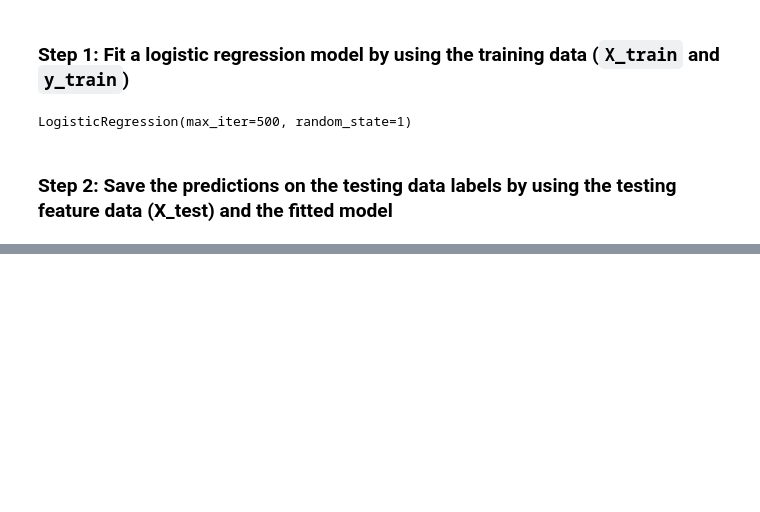
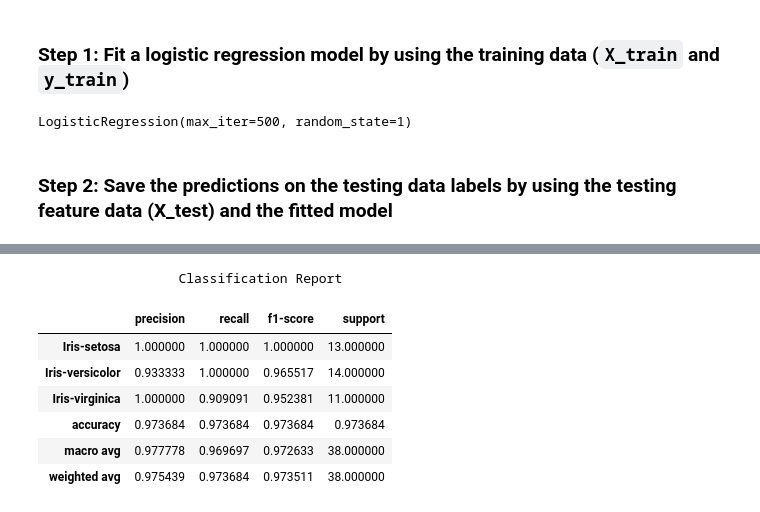
Before and after one commit to Riffatad/Module3, a Jupyter notebook: Module3.ipynb, the cells around one changed output, grey strips where cells are left out. Cells and saved outputs as stored; diff of their text form; code cells hidden in the pictures; blank space fills up the shorter version.

```diff
--- a/Module3.ipynb
+++ b/Module3.ipynb
@@ -97,0 +143,21 @@ LogisticRegression(max_iter=500, random_state=1)
+# %%
+from sklearn.metrics import classification_report
+import IPython
+# Print the classification report for the model
+class_report = classification_report(y_test, y_pred)
+# Generate the classification report as a dictionary
+report_dict = classification_report(y_test, y_pred, output_dict=True)
+
+# Convert the report dictionary to a DataFrame
+class_report_df = pd.DataFrame(report_dict).transpose()
+print("                  Classification Report")
+IPython.display.display(class_report_df)
+# %% [output]
+                  Classification Report
+|  | precision | recall | f1-score | support |
+| Iris-setosa | 1.000000 | 1.000000 | 1.000000 | 13.000000 |
+| Iris-versicolor | 0.933333 | 1.000000 | 0.965517 | 14.000000 |
+| Iris-virginica | 1.000000 | 0.909091 | 0.952381 | 11.000000 |
+| accuracy | 0.973684 | 0.973684 | 0.973684 | 0.973684 |
+| macro avg | 0.977778 | 0.969697 | 0.972633 | 38.000000 |
+| weighted avg | 0.975439 | 0.973684 | 0.973511 | 38.000000 |
```
Also changed, not shown: parts of 5 cells of this notebook.
